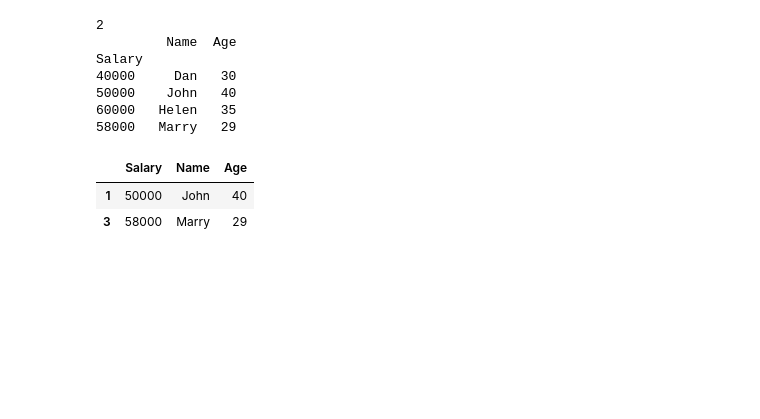
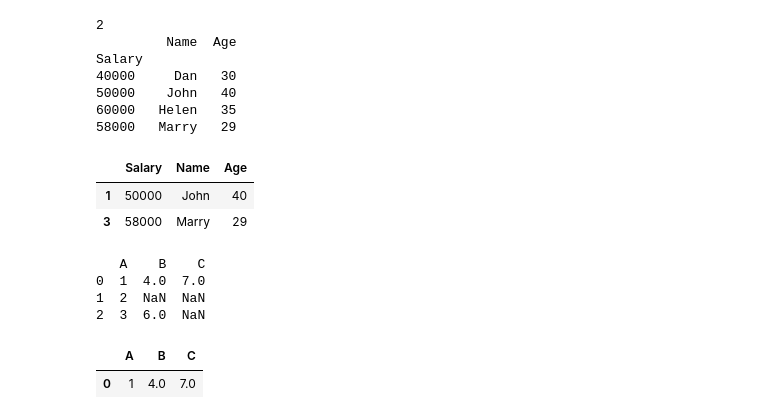
Before and after one commit to Sam21sop/Python-Beginer, a Jupyter notebook: PythonBasicToAdvance15.ipynb, the cells around one changed output. Drawn from its saved outputs; the diff is of its cells as text; code cells hidden in the pictures; blank space fills up the shorter version.

```diff
--- a/PythonBasicToAdvance15.ipynb
+++ b/PythonBasicToAdvance15.ipynb
@@ -4196,0 +4290,39 @@ df.nsmallest(5, 'Area (sq. mi.)')
+# %%
+#################################
+## Working with Missing Data
+## Within pandas, a missing value is denoted by NaN and is what most developers know as null.
+#################################
+
+import pandas as pd
+
+## Creating a Pandas DataFrame form a Dictionary
+my_dict = {'A': [1, 2, 3], 'B':[4, None, 6], 'C':[7, None, None]}
+df = pd.DataFrame(my_dict)
+print(df)
+#    A    B    C
+# 0  1  4.0  7.0
+# 1  2  NaN  NaN
+# 2  3  6.0  NaN
+
+## Dropping all rows that have at least one NaN value
+## It doesn't modify the data frame, it just returns a modified copy
+df.dropna()
+
+## Modifies the data frame in-place
+df.dropna(inplace=True)
+
+## Removing columns with one or more missing values
+df.dropna(axis=1)
+
+## Dropping only those rows or columns (axis=1) that have less than the threshold number of non-NaN values.
+df.dropna(thresh=2)
+
+## Filling missing values in our data frame.
+df.fillna(value='PYTHON')
+# %% [output]
+   A    B    C
+0  1  4.0  7.0
+1  2  NaN  NaN
+2  3  6.0  NaN
+|  | A | B | C |
+| 0 | 1 | 4.0 | 7.0 |
```
Also changed, not shown: parts of 2 cells of this notebook.
